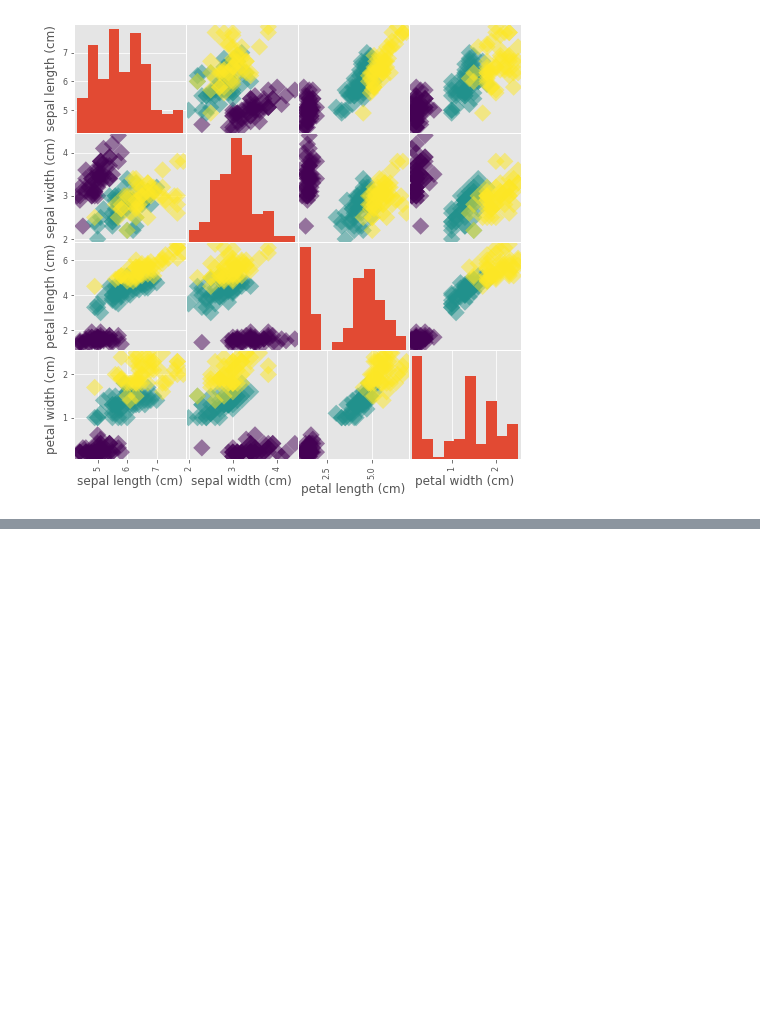
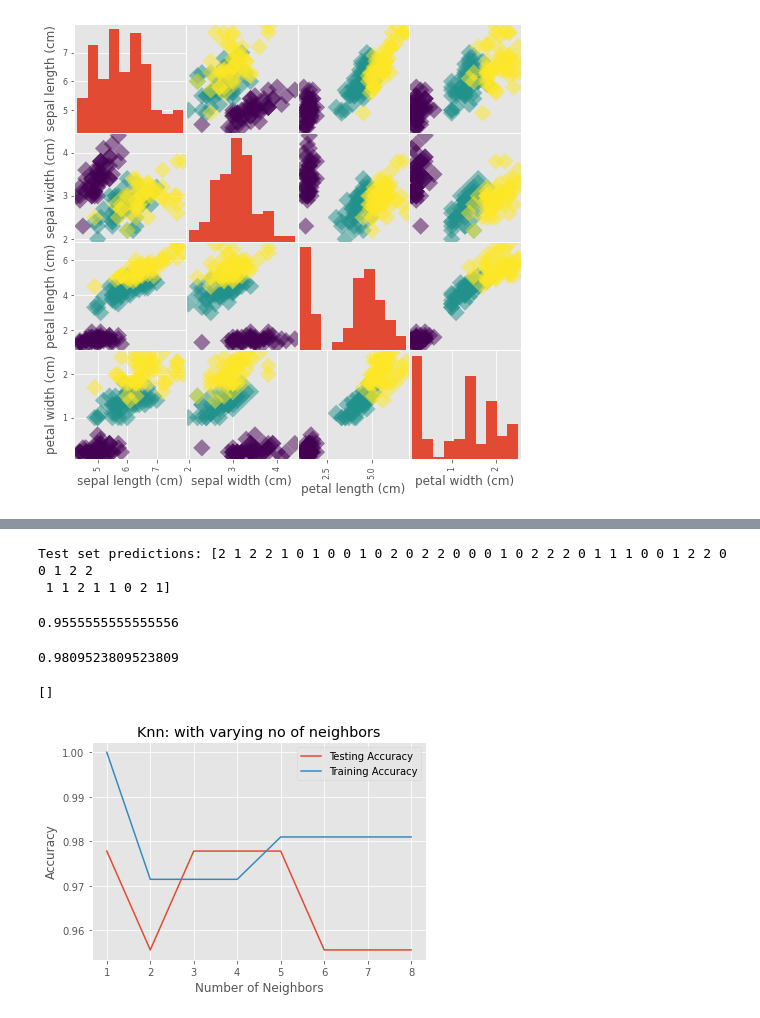
Before and after one commit to yamlakyam/ML-Sklean, a Jupyter notebook: ML with scikit-learn.ipynb, the cells around one changed output, grey strips where cells are left out. Cells and saved outputs as stored; diff of their text form; code cells hidden in the pictures; blank space fills up the shorter version.

Commit message:
classification problem with k neighbors

```diff
--- a/ML with scikit-learn.ipynb
+++ b/ML with scikit-learn.ipynb
@@ -50,0 +86,18 @@ _ = pd.plotting.scatter_matrix(df, c = y, figsize=[8,8], s=150, marker='D')
+# %%
+from sklearn.model_selection import train_test_split
+X_train, X_test, y_train, y_test = train_test_split(X, y, test_size=0.3, random_state=21, stratify=y)
+
+# startify - to distribute the lables in the test and train data
+# %%
+knn = KNeighborsClassifier(n_neighbors=8)
+knn.fit(X_train,y_train)
+y_pred = knn.predict(X_test)
+print('Test set predictions: {}'.format(y_pred))
+# %% [output]
+Test set predictions: [2 1 2 2 1 0 1 0 0 1 0 2 0 2 2 0 0 0 1 0 2 2 2 0 1 1 1 0 0 1 2 2 0 0 1 2 2
+ 1 1 2 1 1 0 2 1]
+# %%
+#to check the accuracy, we use the score method
+knn.score(X_test, y_test)
+# %% [output]
+0.9555555555555556
@@ -50,0 +107,24 @@ _ = pd.plotting.scatter_matrix(df, c = y, figsize=[8,8], s=150, marker='D')
+# %%
+knn.score(X_train, y_train)
+# %% [output]
+0.9809523809523809
+# %%
+neighbors = np.arange(1,9)
+train_accuracy = np.empty(len(neighbors))
+test_accuracy = np.empty(len(neighbors))
+for i, k in enumerate(neighbors):
+    knn = KNeighborsClassifier(n_neighbors=k)
+    knn.fit(X_train, y_train)
+    train_accuracy[i] = knn.score(X_train, y_train)
+    test_accuracy[i] = knn.score(X_test, y_test)
+
+plt.title("Knn: with varying no of neighbors")
+plt.plot(neighbors, test_accuracy, label = 'Testing Accuracy')
+plt.plot(neighbors, train_accuracy, label = 'Training Accuracy')
+plt.legend()
+plt.xlabel('Number of Neighbors')
+plt.ylabel('Accuracy')
+plt.plot()
+# %% [output]
+[]
+[figure, added]
```
Also changed, not shown: parts of 11 cells of this notebook.
